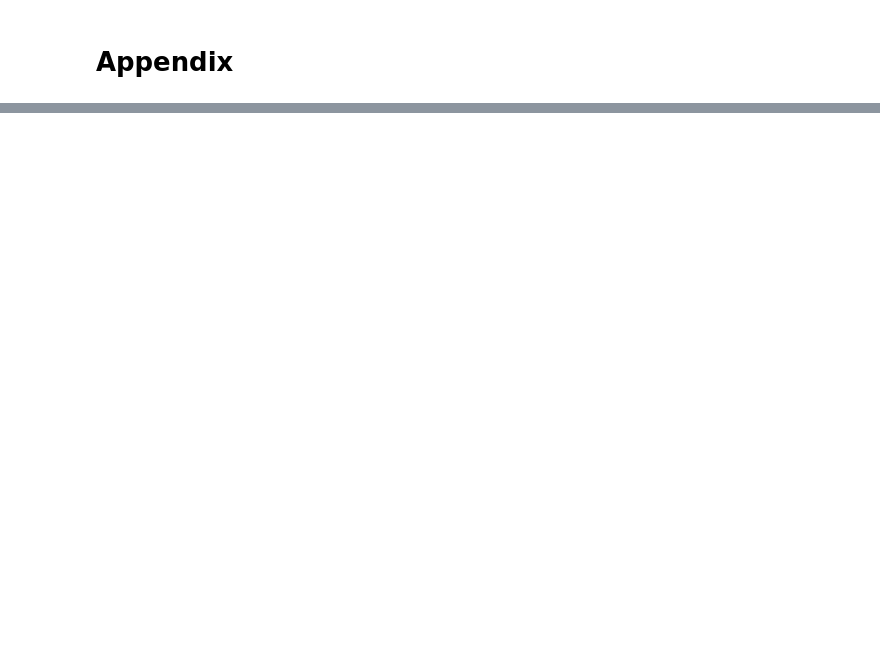
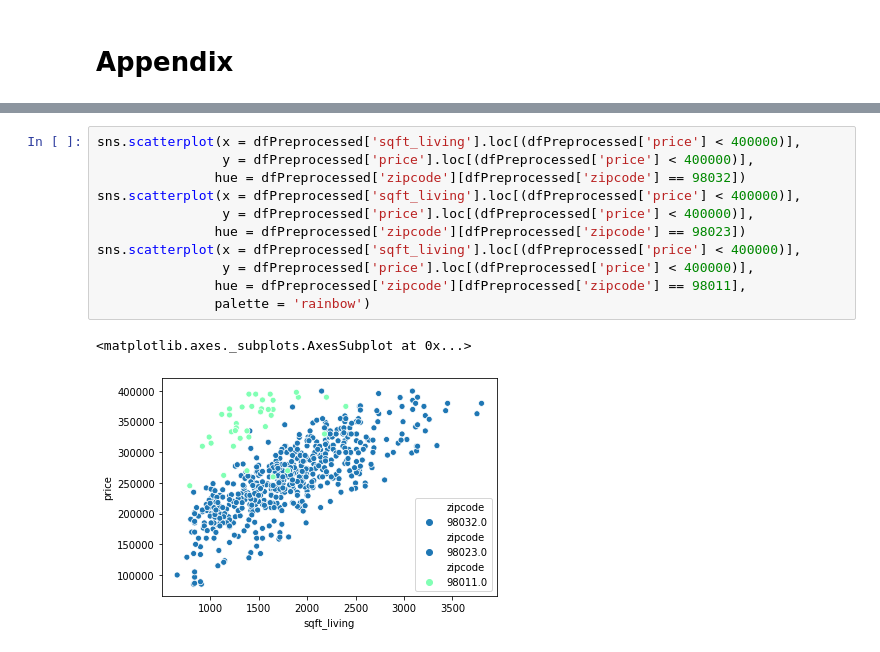
Before and after one commit to minthammock/dsc-mod-2-project-v2-1-onl01-dtsc-pt-041320, a Jupyter notebook: student.ipynb, the cells around one changed output, grey strips where cells are left out. Saved outputs shown, nothing was run; the diff lists cells and outputs as text; blank space fills up the shorter version.

```diff
--- a/student.ipynb
+++ b/student.ipynb
@@ -961,0 +992,14 @@ sns.scatterplot(x = dfFinal['sqft_living'], y = dfFinal['price'])
+# %%
+sns.scatterplot(x = dfPreprocessed['sqft_living'].loc[(dfPreprocessed['price'] < 400000)],
+                y = dfPreprocessed['price'].loc[(dfPreprocessed['price'] < 400000)],
+               hue = dfPreprocessed['zipcode'][dfPreprocessed['zipcode'] == 98032])
+sns.scatterplot(x = dfPreprocessed['sqft_living'].loc[(dfPreprocessed['price'] < 400000)],
+                y = dfPreprocessed['price'].loc[(dfPreprocessed['price'] < 400000)],
+               hue = dfPreprocessed['zipcode'][dfPreprocessed['zipcode'] == 98023])
+sns.scatterplot(x = dfPreprocessed['sqft_living'].loc[(dfPreprocessed['price'] < 400000)],
+                y = dfPreprocessed['price'].loc[(dfPreprocessed['price'] < 400000)],
+               hue = dfPreprocessed['zipcode'][dfPreprocessed['zipcode'] == 98011],
+               palette = 'rainbow')
+# %% [output]
+<matplotlib.axes._subplots.AxesSubplot at 0x...>
+[figure, added]
```
Also changed, not shown: parts of 14 cells of this notebook, 1 other file.
